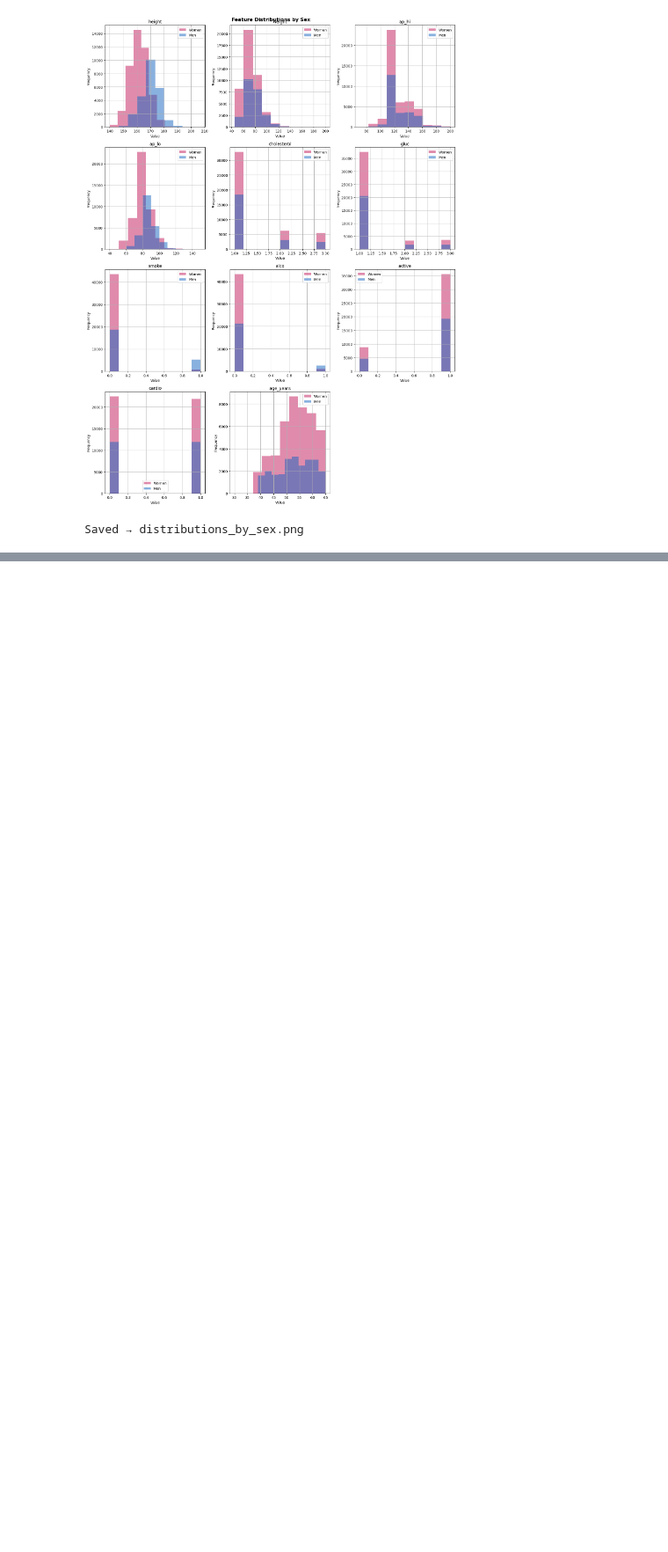
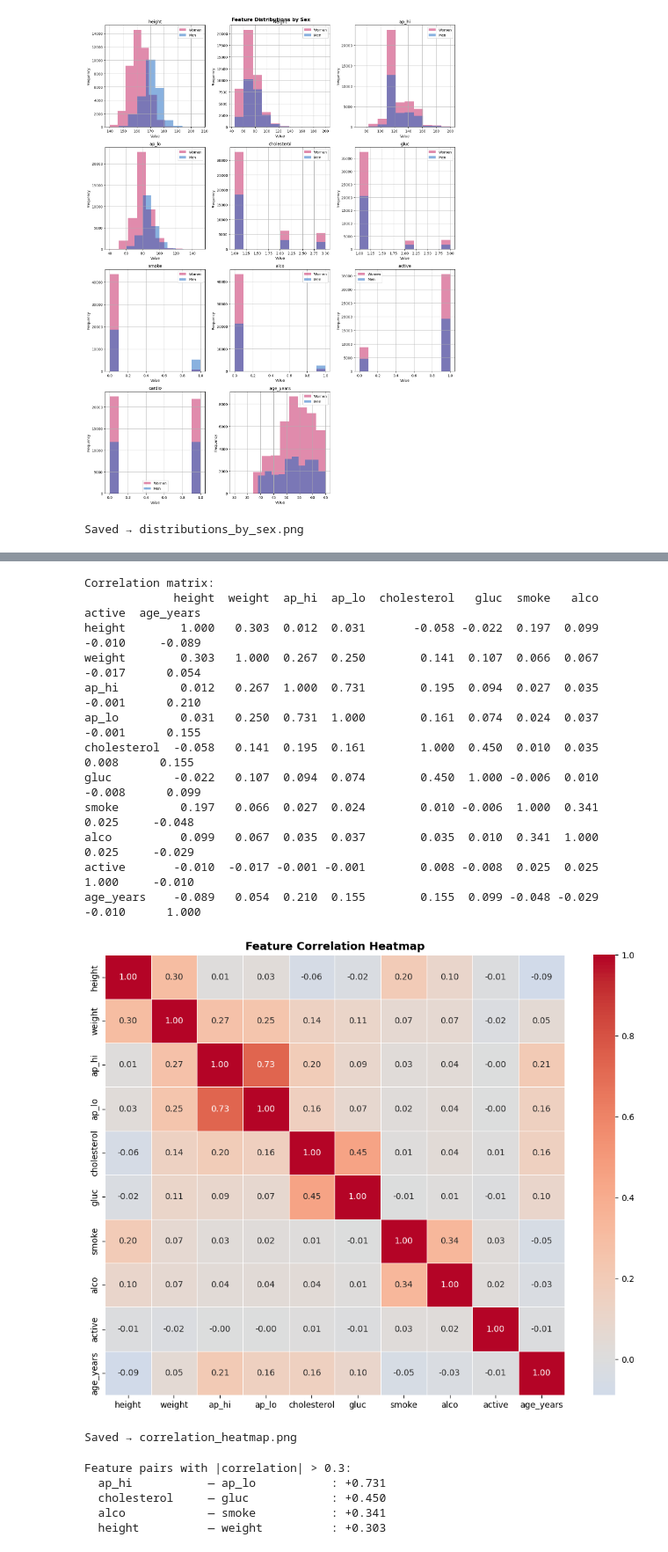
Before and after one commit to Kavisha612/Dissertation_ExplainableAI, a Jupyter notebook: data/preprocessing_notebooks/02_eda.ipynb, the cells around one changed output, grey strips where cells are left out. Shown at 88% size. Saved outputs shown, nothing was run; the diff lists cells and outputs as text; code cells hidden in the pictures; blank space fills up the shorter version.

Commit message:
sex stratified eda, feature correlation analysis, smoking analysis

```diff
--- a/data/preprocessing_notebooks/02_eda.ipynb
+++ b/data/preprocessing_notebooks/02_eda.ipynb
@@ -68,0 +133,48 @@ Saved → distributions_by_sex.png
+# %%
+X = df.drop(columns=["cardio", "gender"])
+corr_matrix = X.corr(numeric_only=True)
+
+print("Correlation matrix:")
+print(corr_matrix.round(3).to_string())
+
+fig, ax = plt.subplots(figsize=(10, 8))
+sns.heatmap(corr_matrix, annot=True, fmt=".2f", cmap="coolwarm",
+            center=0, ax=ax, linewidths=0.5)
+ax.set_title("Feature Correlation Heatmap", fontsize=13, fontweight="bold")
+plt.tight_layout()
+plt.savefig(OUTPUT_DIR / "correlation_heatmap.png", dpi=150, bbox_inches="tight")
+plt.show()
+print("Saved → correlation_heatmap.png")
+# %% [output]
+Correlation matrix:
+             height  weight  ap_hi  ap_lo  cholesterol   gluc  smoke   alco  active  age_years
+height        1.000   0.303  0.012  0.031       -0.058 -0.022  0.197  0.099  -0.010     -0.089
+weight        0.303   1.000  0.267  0.250        0.141  0.107  0.066  0.067  -0.017      0.054
+ap_hi         0.012   0.267  1.000  0.731        0.195  0.094  0.027  0.035  -0.001      0.210
+ap_lo         0.031   0.250  0.731  1.000        0.161  0.074  0.024  0.037  -0.001      0.155
+cholesterol  -0.058   0.141  0.195  0.161        1.000  0.450  0.010  0.035   0.008      0.155
+gluc         -0.022   0.107  0.094  0.074        0.450  1.000 -0.006  0.010  -0.008      0.099
+smoke         0.197   0.066  0.027  0.024        0.010 -0.006  1.000  0.341   0.025     -0.048
+alco          0.099   0.067  0.035  0.037        0.035  0.010  0.341  1.000   0.025     -0.029
+active       -0.010  -0.017 -0.001 -0.001        0.008 -0.008  0.025  0.025   1.000     -0.010
+age_years    -0.089   0.054  0.210  0.155        0.155  0.099 -0.048 -0.029  -0.010      1.000
+[figure, added]
+Saved → correlation_heatmap.png
+# %%
+# Highlight pairs with correlation above threshold
+THRESHOLD = 0.3
+high_corr = (corr_matrix.abs() > THRESHOLD) & (corr_matrix != 1.0)
+pairs = [(i, j, corr_matrix.loc[i, j])
+         for i in corr_matrix.columns
+         for j in corr_matrix.columns
+         if i < j and high_corr.loc[i, j]]
+
+print(f"Feature pairs with |correlation| > {THRESHOLD}:")
+for i, j, val in sorted(pairs, key=lambda x: abs(x[2]), reverse=True):
+    print(f"  {i:<15} — {j:<15} : {val:+.3f}")
+# %% [output]
+Feature pairs with |correlation| > 0.3:
+  ap_hi           — ap_lo           : +0.731
+  cholesterol     — gluc            : +0.450
+  alco            — smoke           : +0.341
+  height          — weight          : +0.303
```
Also changed, not shown: parts of 14 cells of this notebook.
